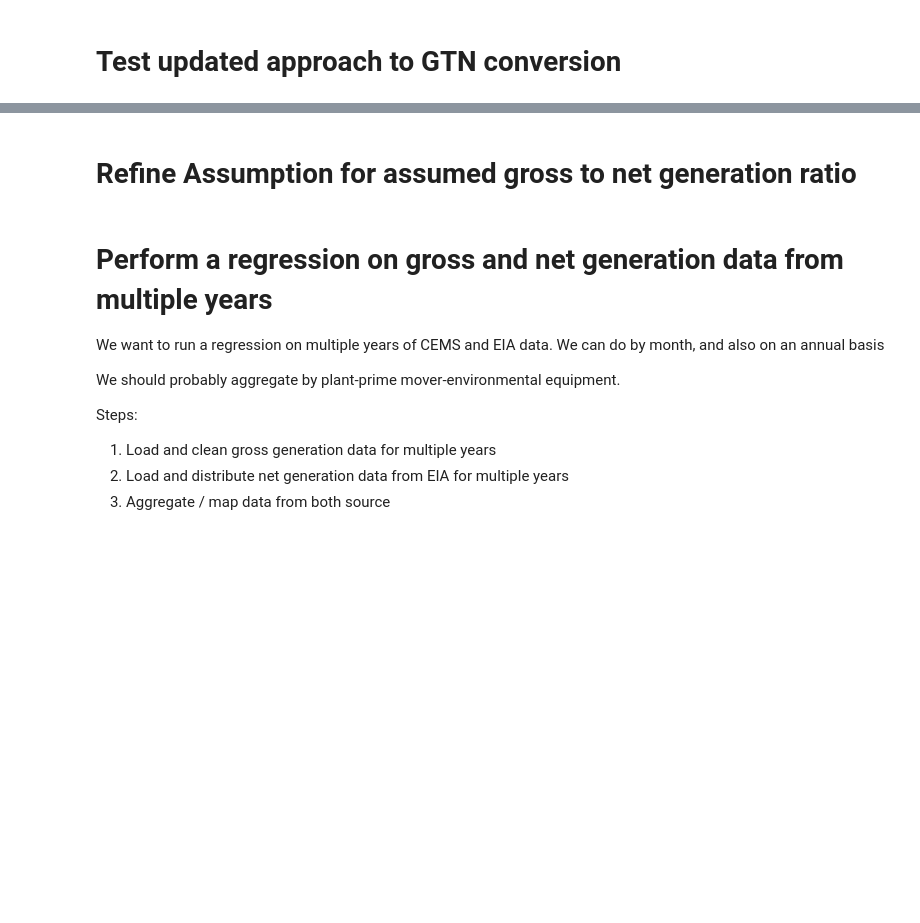
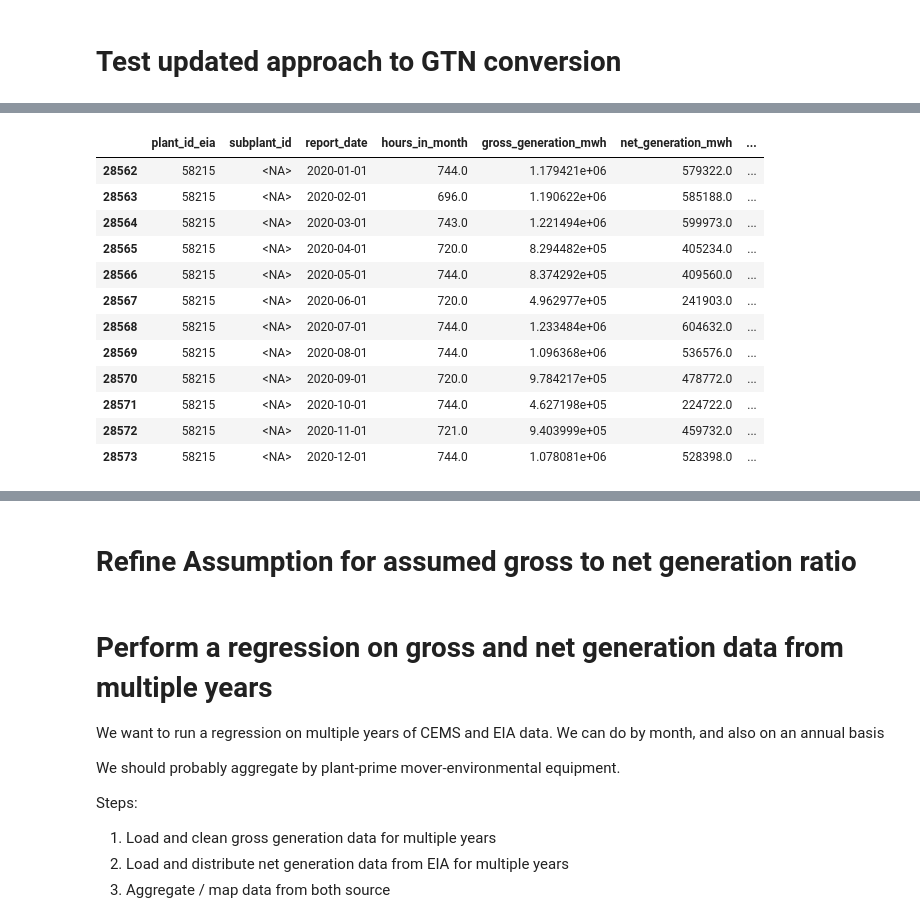
Before and after one commit to singularity-energy/open-grid-emissions, a Jupyter notebook: notebooks/test_gross_to_net.ipynb, the cells around one changed output, grey strips where cells are left out. Drawn from its saved outputs; the diff is of its cells as text; code cells hidden in the pictures; blank space fills up the shorter version.

```diff
--- a/notebooks/test_gross_to_net.ipynb
+++ b/notebooks/test_gross_to_net.ipynb
@@ -35,7 +68,15 @@ year = 2020
 # %%
 # load data from csv
 year = 2020
-path_prefix = 'small/'
-cems = pd.read_csv(f'../data/outputs/{path_prefix}cems_{year}.csv', dtype=get_dtypes(), parse_dates=['report_date'])
-eia923_allocated = pd.read_csv(f'../data/outputs/{path_prefix}eia923_allocated_{year}.csv', dtype=get_dtypes(), parse_dates=['report_date'])
-plant_attributes = pd.read_csv(f"../data/outputs/{path_prefix}plant_static_attributes_{year}.csv", dtype=get_dtypes())
+path_prefix = ''
+
+cems = pd.read_csv(f'../data/outputs/{path_prefix}{year}/cems_{year}.csv', dtype=get_dtypes(), parse_dates=['datetime_utc', 'report_date'])
+eia923_allocated = pd.read_csv(f'../data/outputs/{path_prefix}{year}/eia923_allocated_{year}.csv', dtype=get_dtypes(), parse_dates=['report_date'])
+plant_attributes = pd.read_csv(f"../data/outputs/{path_prefix}{year}/plant_static_attributes_{year}.csv")
+# %%
+# create a new version of cems before net generation was calculated
+cems_gross = cems.drop(columns=["net_generation_mwh", "gtn_method"])
+# %%
+gtn_conversions = data_cleaning.calculate_gross_to_net_conversion_factors(
+        cems_gross, eia923_allocated, plant_attributes
+    )
@@ -41,0 +111,16 @@ plant_attributes = pd.read_csv(f"../data/outputs/{path_prefix}plant_static_attri
+# %%
+gtn_conversions[gtn_conversions["plant_id_eia"] == 58215]
+# %% [output]
+|  | plant_id_eia | subplant_id | report_date | hours_in_month | gross_generation_mwh | net_generation_mwh | ... |
+| 28562 | 58215 | <NA> | 2020-01-01 | 744.0 | 1.179421e+06 | 579322.0 | ... |
+| 28563 | 58215 | <NA> | 2020-02-01 | 696.0 | 1.190622e+06 | 585188.0 | ... |
+| 28564 | 58215 | <NA> | 2020-03-01 | 743.0 | 1.221494e+06 | 599973.0 | ... |
+| 28565 | 58215 | <NA> | 2020-04-01 | 720.0 | 8.294482e+05 | 405234.0 | ... |
+| 28566 | 58215 | <NA> | 2020-05-01 | 744.0 | 8.374292e+05 | 409560.0 | ... |
+| 28567 | 58215 | <NA> | 2020-06-01 | 720.0 | 4.962977e+05 | 241903.0 | ... |
+| 28568 | 58215 | <NA> | 2020-07-01 | 744.0 | 1.233484e+06 | 604632.0 | ... |
+| 28569 | 58215 | <NA> | 2020-08-01 | 744.0 | 1.096368e+06 | 536576.0 | ... |
+| 28570 | 58215 | <NA> | 2020-09-01 | 720.0 | 9.784217e+05 | 478772.0 | ... |
+| 28571 | 58215 | <NA> | 2020-10-01 | 744.0 | 4.627198e+05 | 224722.0 | ... |
+| 28572 | 58215 | <NA> | 2020-11-01 | 721.0 | 9.403999e+05 | 459732.0 | ... |
+| 28573 | 58215 | <NA> | 2020-12-01 | 744.0 | 1.078081e+06 | 528398.0 | ... |
```
Also changed, not shown: parts of 13 cells of this notebook, 1 other file.
